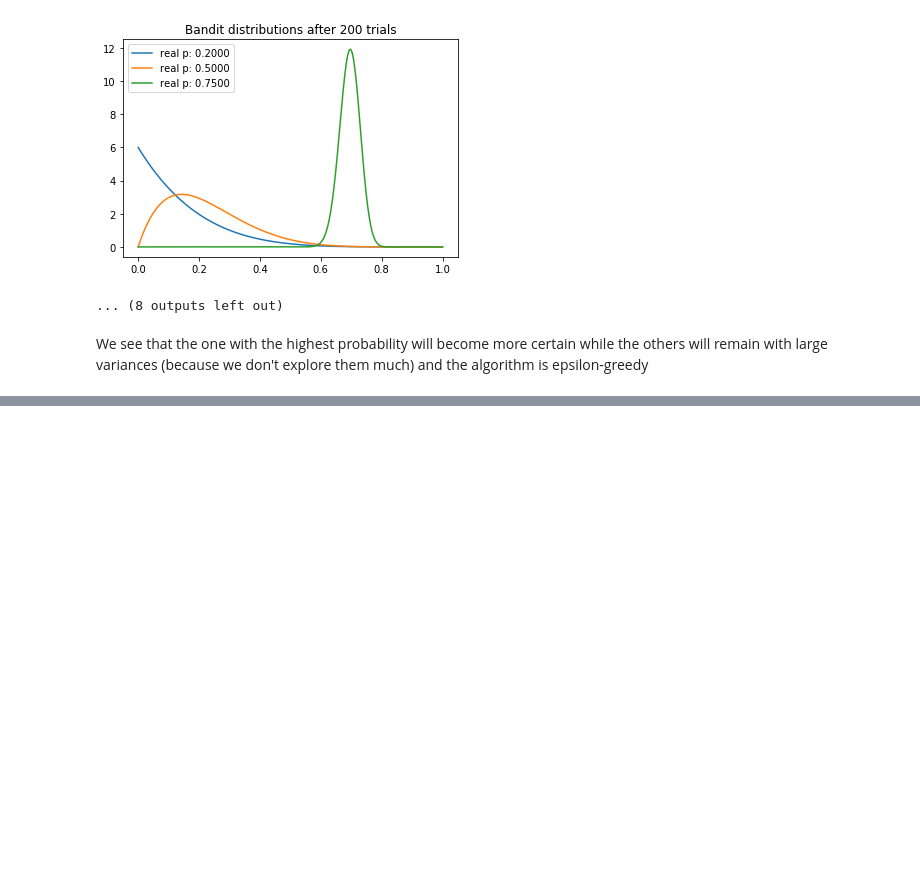
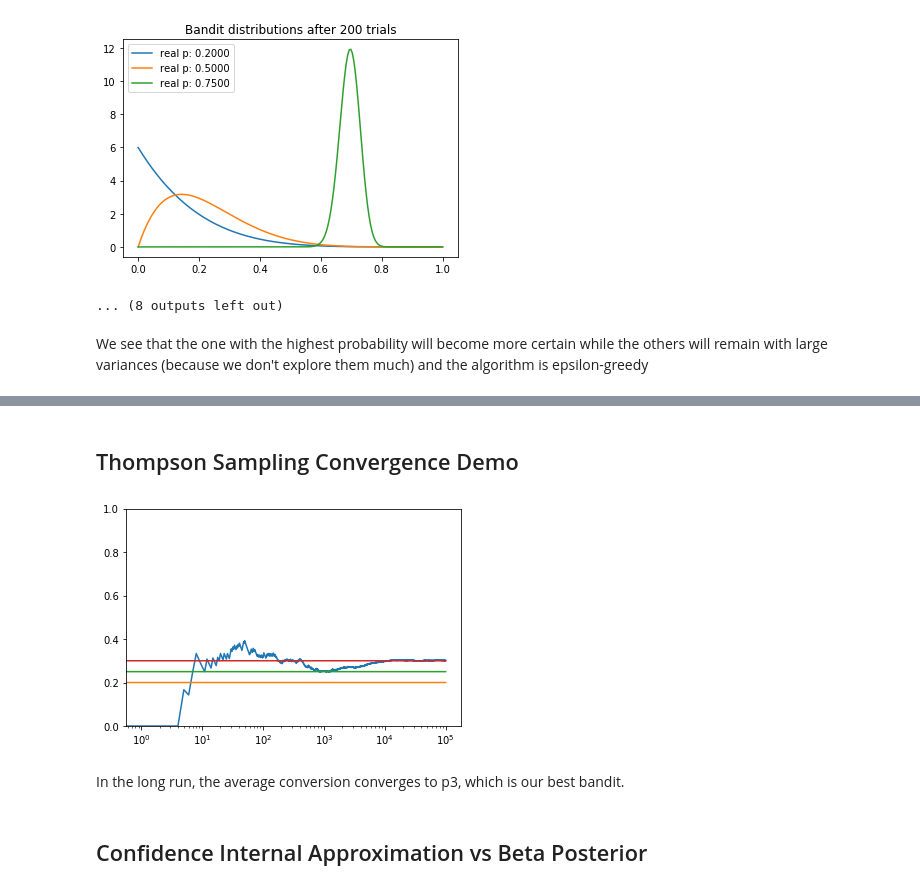
Before and after one commit to tvasil/courses, a Jupyter notebook: Bayesian Machine Learning - Udemy/4. Bayesian AB Testing.ipynb, the cells around one changed output, grey strips where cells are left out. Cells and saved outputs as stored; diff of their text form; code cells hidden in the pictures; blank space fills up the shorter version.

```diff
--- a/Bayesian Machine Learning - Udemy/4. Bayesian AB Testing.ipynb
+++ b/Bayesian Machine Learning - Udemy/4. Bayesian AB Testing.ipynb
@@ -258,0 +291,2 @@ We see that the one with the highest probability will become more certain while
+# %% [markdown]
+## Thompson Sampling Convergence Demo
@@ -258,0 +296,31 @@ We see that the one with the highest probability will become more certain while
+# %%
+def run_experiment(p1, p2, p3, N):
+    """3 bandits and number of trials"""
+    bandits = [Bandit(p1), Bandit(p2), Bandit(p3)]
+
+    data = np.empty(N)
+
+    for i in range(N):
+        j = np.argmax([b.sample() for b in bandits])
+        x = bandits[j].pull()
+        bandits[j].update(x)
+
+        data[i] = x
+
+    cumulative_average_ctr = np.cumsum(data) / (np.arange(N) + 1)
+
+    plt.plot(cumulative_average_ctr)
+    plt.plot(np.ones(N)*p1)
+    plt.plot(np.ones(N)*p2)
+    plt.plot(np.ones(N)*p3)
+    plt.ylim(0,1)
+    plt.xscale('log')
+    plt.show()
+# %%
+run_experiment(0.2, 0.25, 0.3, 100000)
+# %% [output]
+[figure, added]
+# %% [markdown]
+In the long run, the average conversion converges to p3, which is our best bandit.
+# %% [markdown]
+## Confidence Internal Approximation vs Beta Posterior
```
Also changed, not shown: parts of 5 cells of this notebook.
